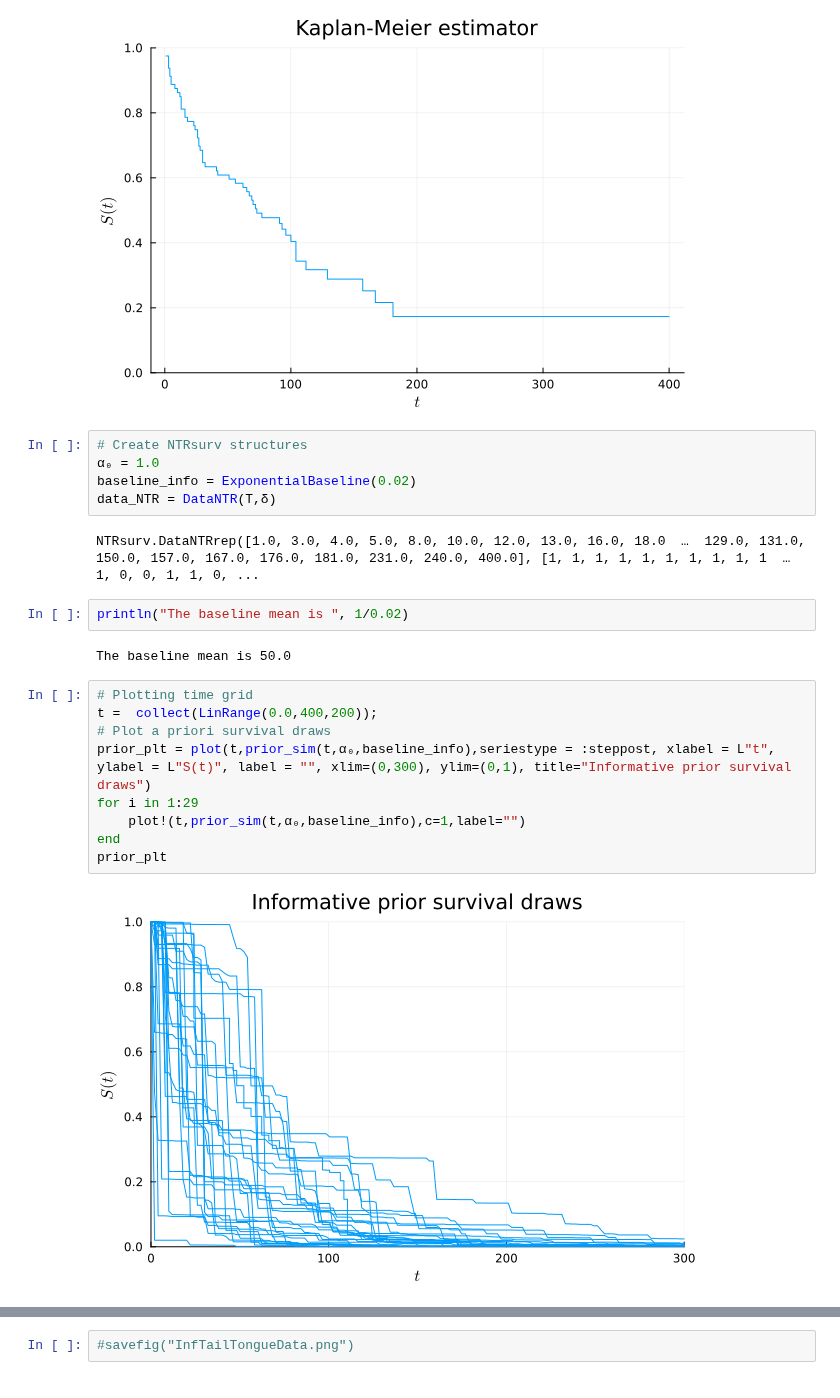
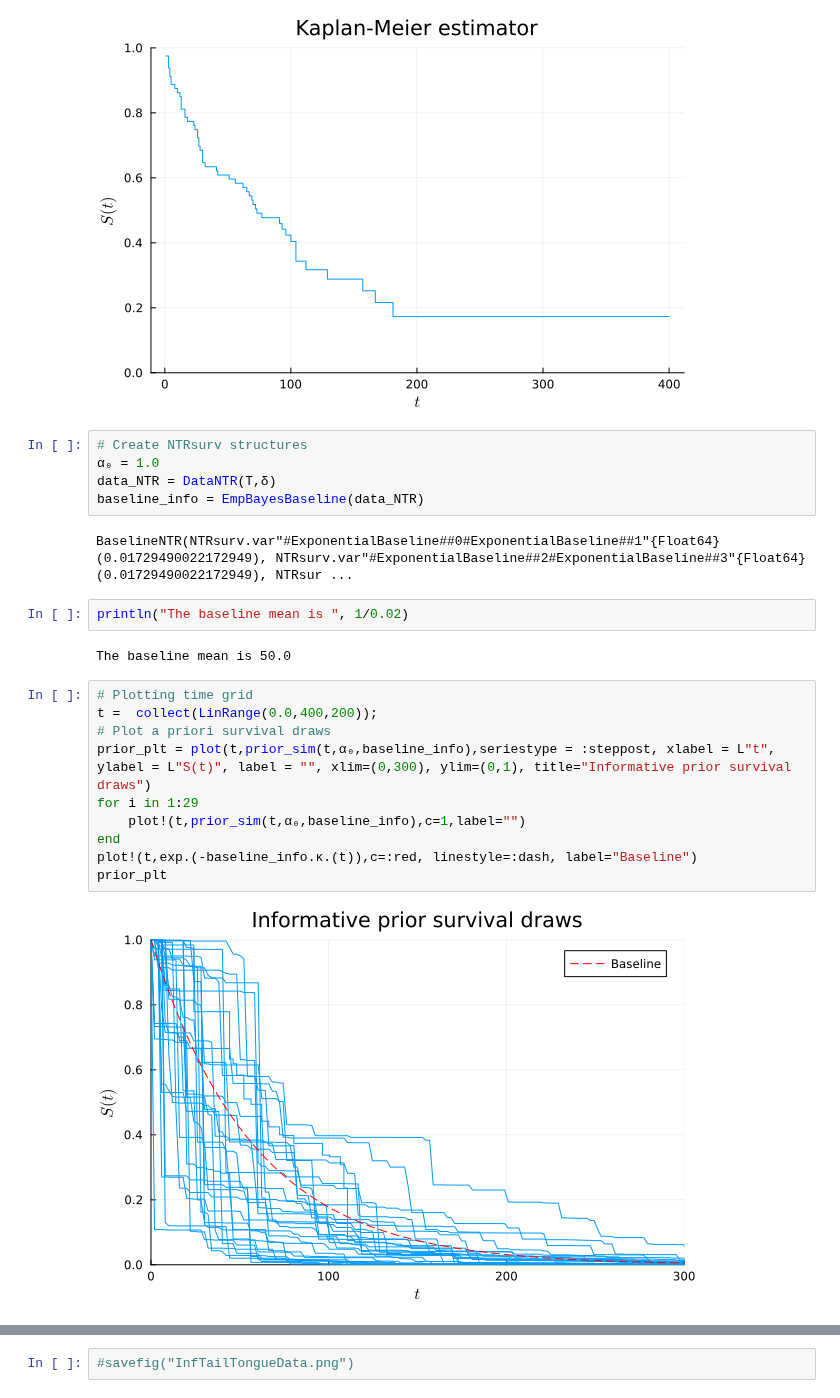
Before and after one commit to alan7riva/NTRsurv.jl, a Jupyter notebook: examples/SmallSample.ipynb, the cells around one changed output, grey strips where cells are left out. Saved outputs shown, nothing was run; the diff lists cells and outputs as text.

```diff
--- a/examples/SmallSample.ipynb
+++ b/examples/SmallSample.ipynb
@@ -49,10 +35,10 @@ plot(km.events.time,km.survival, seriestype = :steppost, xlabel = L"t", ylabel =
 # %%
 # Create NTRsurv structures
 α₀ = 1.0
-baseline_info = ExponentialBaseline(0.02)
 data_NTR = DataNTR(T,δ)
+baseline_info = EmpBayesBaseline(data_NTR)
 # %% [output]
-NTRsurv.DataNTRrep([1.0, 3.0, 4.0, 5.0, 8.0, 10.0, 12.0, 13.0, 16.0, 18.0  …  129.0, 131.0, 150.0, 157.0, 167.0, 176.0, 181.0, 231.0, 240.0, 400.0], [1, 1, 1, 1, 1, 1, 1, 1, 1, 1  …  1, 0, 0, 1, 1, 0, ...
+BaselineNTR(NTRsurv.var"#ExponentialBaseline##0#ExponentialBaseline##1"{Float64}(0.01729490022172949), NTRsurv.var"#ExponentialBaseline##2#ExponentialBaseline##3"{Float64}(0.01729490022172949), NTRsur ...
 # %%
 println("The baseline mean is ", 1/0.02)
 # %% [output]
@@ -60,11 +46,12 @@ The baseline mean is 50.0
 # %%
 # Plotting time grid
 t =  collect(LinRange(0.0,400,200));
 # Plot a priori survival draws
 prior_plt = plot(t,prior_sim(t,α₀,baseline_info),seriestype = :steppost, xlabel = L"t", ylabel = L"S(t)", label = "", xlim=(0,300), ylim=(0,1), title="Informative prior survival draws")
 for i in 1:29
     plot!(t,prior_sim(t,α₀,baseline_info),c=1,label="")
 end
+plot!(t,exp.(-baseline_info.κ.(t)),c=:red, linestyle=:dash, label="Baseline")
 prior_plt
 # %% [output]
-[figure, old version]
+[figure, new version]
```
Also changed, not shown: parts of 22 cells of this notebook, 2 other files.
